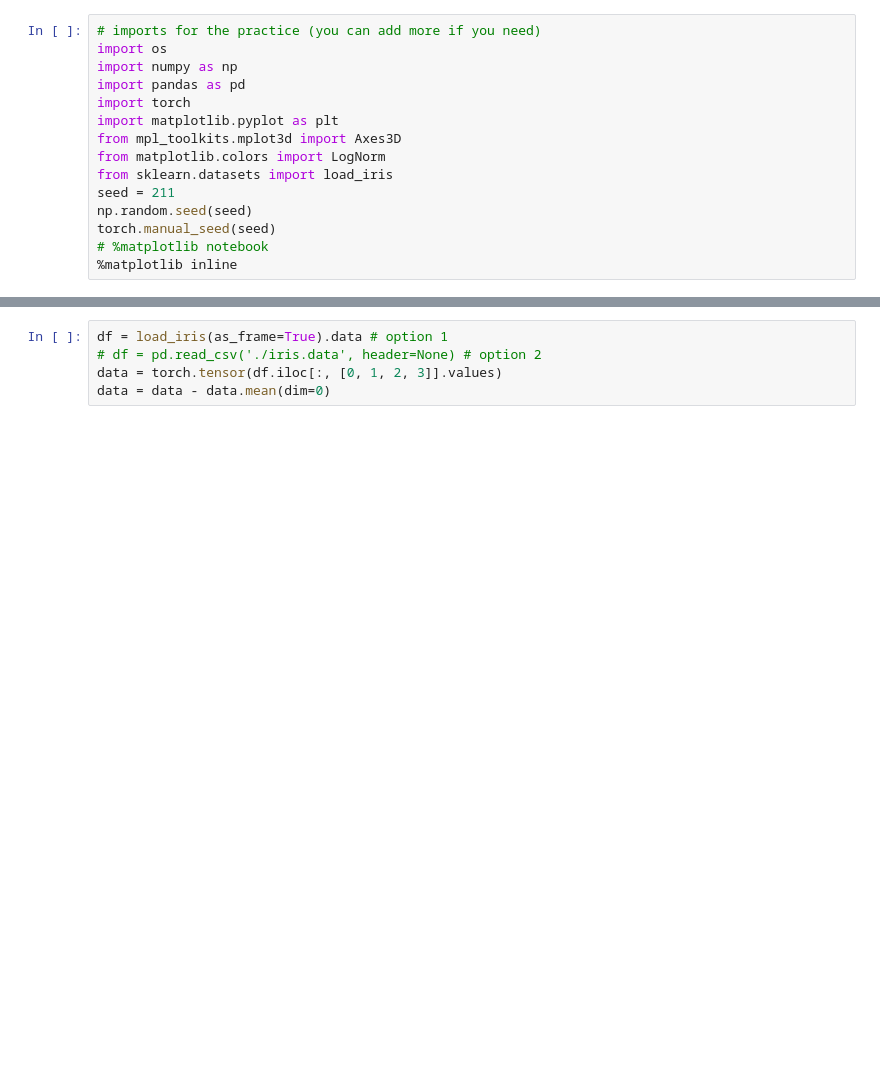
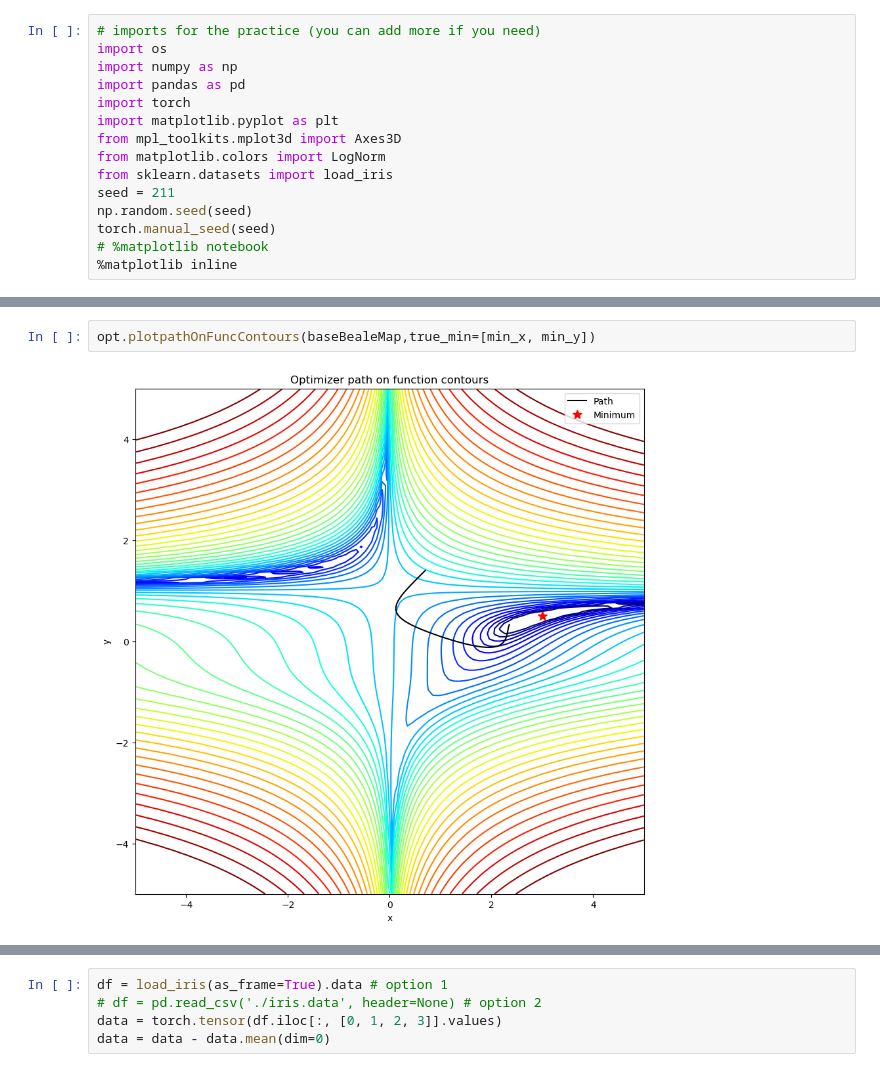
Before and after one commit to sbajamy/ece046211, a Jupyter notebook: hw1/ece046211_hw1_optimization_autograd.ipynb, the cells around one changed output, grey strips where cells are left out. Saved outputs shown, nothing was run; the diff lists cells and outputs as text; blank space fills up the shorter version.

```diff
--- a/hw1/ece046211_hw1_optimization_autograd.ipynb
+++ b/hw1/ece046211_hw1_optimization_autograd.ipynb
@@ -299 +511,5 @@ Your Code Here
+# %%
+opt.plotpathOnFuncContours(baseBealeMap,true_min=[min_x, min_y])
+# %% [output]
+[figure, added]
 # %%
```
Also changed, not shown: parts of 28 cells of this notebook, 4 other files.
